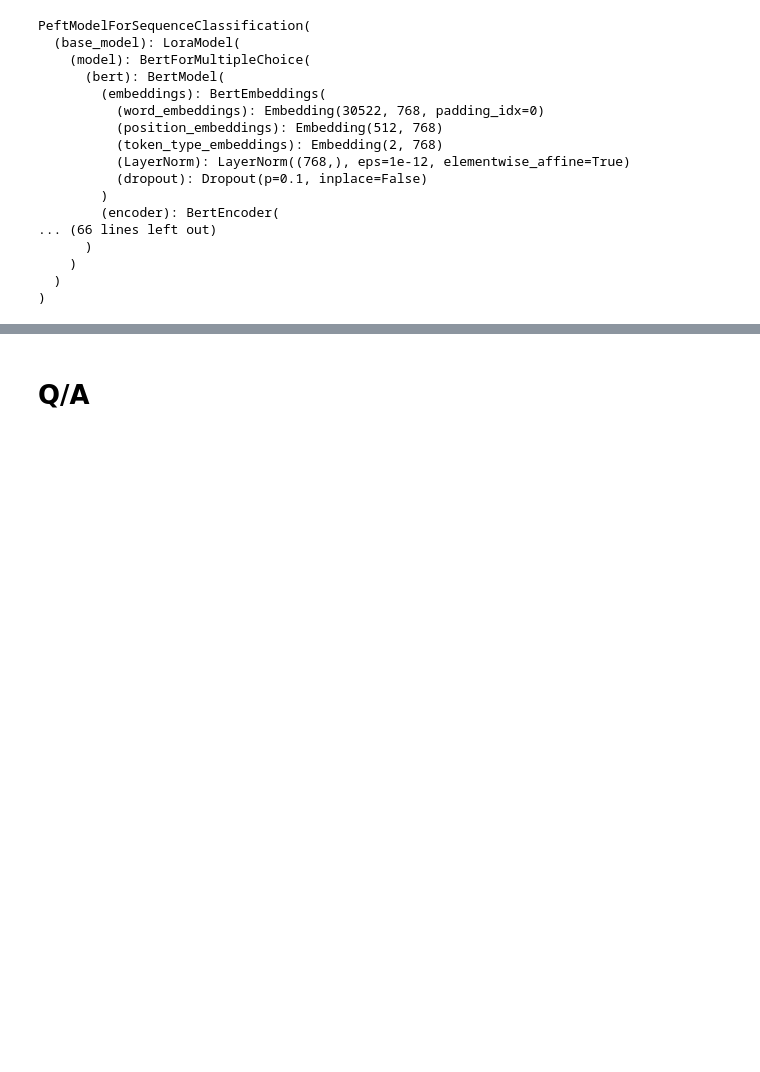
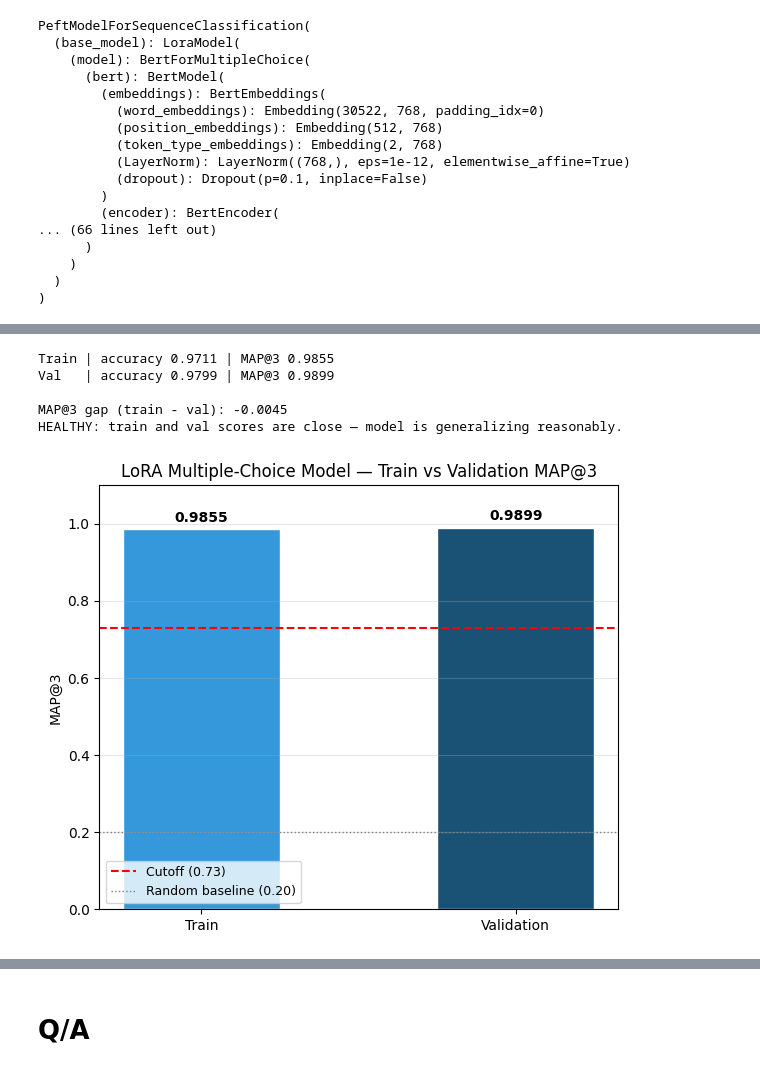
Before and after one commit to 24f1002692/genAI-project-24f1002692, a Jupyter notebook: DL-24f1002692-notebook-t22026.ipynb, the cells around one changed output, grey strips where cells are left out. Cells and saved outputs as stored; diff of their text form; code cells hidden in the pictures; blank space fills up the shorter version.

```diff
--- a/DL-24f1002692-notebook-t22026.ipynb
+++ b/DL-24f1002692-notebook-t22026.ipynb
@@ -2186,11 +2186,11 @@ def MC_compute_metrics(eval_pred):
 
 MC_training_args = TrainingArguments(
     output_dir="./m4_lora_MC_model",
-    learning_rate=2e-4,
+    learning_rate=3e-4,
     per_device_train_batch_size=8,
     per_device_eval_batch_size=16,
     gradient_accumulation_steps=2,
-    num_train_epochs=5,
+    num_train_epochs=20,
     eval_strategy="epoch",
     save_strategy="epoch",
     load_best_model_at_end=True,
@@ -2242,4 +2242,52 @@ Final validation metrics: {'eval_loss': 2.5635790824890137, 'eval_accuracy': 0.4
 Best LoRA multiple-choice model saved to ./m4_lora_mc_model_best
+# %%
+# ============================================================
+# Train vs Val MAP@3 comparison — diagnose under/overfitting
+# ============================================================
+train_predictions = MC_trainer.predict(hf_mc_train)
+val_predictions = MC_trainer.predict(hf_mc_val)
+
+train_metrics_mc = MC_compute_metrics((train_predictions.predictions, train_predictions.label_ids))
+val_metrics_mc = MC_compute_metrics((val_predictions.predictions, val_predictions.label_ids))
+
+print(f"Train | accuracy {train_metrics_mc['accuracy']:.4f} | MAP@3 {train_metrics_mc['map3']:.4f}")
+print(f"Val   | accuracy {val_metrics_mc['accuracy']:.4f} | MAP@3 {val_metrics_mc['map3']:.4f}")
+
+gap_mc = train_metrics_mc['map3'] - val_metrics_mc['map3']
+print(f"\nMAP@3 gap (train - val): {gap_mc:+.4f}")
+
+if train_metrics_mc['map3'] < 0.5 and val_metrics_mc['map3'] < 0.5:
+    print("UNDERFIT: both scores are low — model hasn't learned the pattern well yet. Try more epochs / higher LR / more LoRA target modules.")
+elif gap_mc > 0.15:
+    print("OVERFIT: train score notably higher than val — model is memorizing training data. Try more lora_dropout, fewer epochs, or more data.")
+elif gap_mc < -0.05:
+    print("UNUSUAL: val exceeds train — check split/eval setup for leakage.")
+else:
+    print("HEALTHY: train and val scores are close — model is generalizing reasonably.")
+
+print(" ")
+fig, ax = plt.subplots(figsize=(6, 5))
+scores_mc = [train_metrics_mc['map3'], val_metrics_mc['map3']]
+bars = ax.bar(['Train', 'Validation'], scores_mc, color=['#3498DB', '#1A5276'], width=0.5, edgecolor='white')
+ax.axhline(0.73, color='red', lw=1.5, ls='--', label='Cutoff (0.73)')
+ax.axhline(0.20, color='gray', lw=1, ls=':', label='Random baseline (0.20)')
+ax.set_ylim(0, 1.1)
+ax.set_ylabel('MAP@3')
+ax.set_title('LoRA Multiple-Choice Model — Train vs Validation MAP@3')
+for bar, score in zip(bars, scores_mc):
+    ax.text(bar.get_x() + bar.get_width() / 2, bar.get_height() + 0.02, f'{score:.4f}',
+            ha='center', fontweight='bold')
+ax.legend(fontsize=9)
+ax.grid(axis='y', alpha=0.3)
+plt.tight_layout()
+plt.show()
+# %% [output]
+Train | accuracy 0.9711 | MAP@3 0.9855
+Val   | accuracy 0.9799 | MAP@3 0.9899
+
+MAP@3 gap (train - val): -0.0045
+HEALTHY: train and val scores are close — model is generalizing reasonably.
+[figure, added]
 # %%
 def build_hf_mc_test_dataset(df, tokenizer, max_length=128):
     """Same as build_hf_mc_dataset but for test rows that have no 'answer' column."""
```
Also changed, not shown: parts of 6 cells of this notebook.
